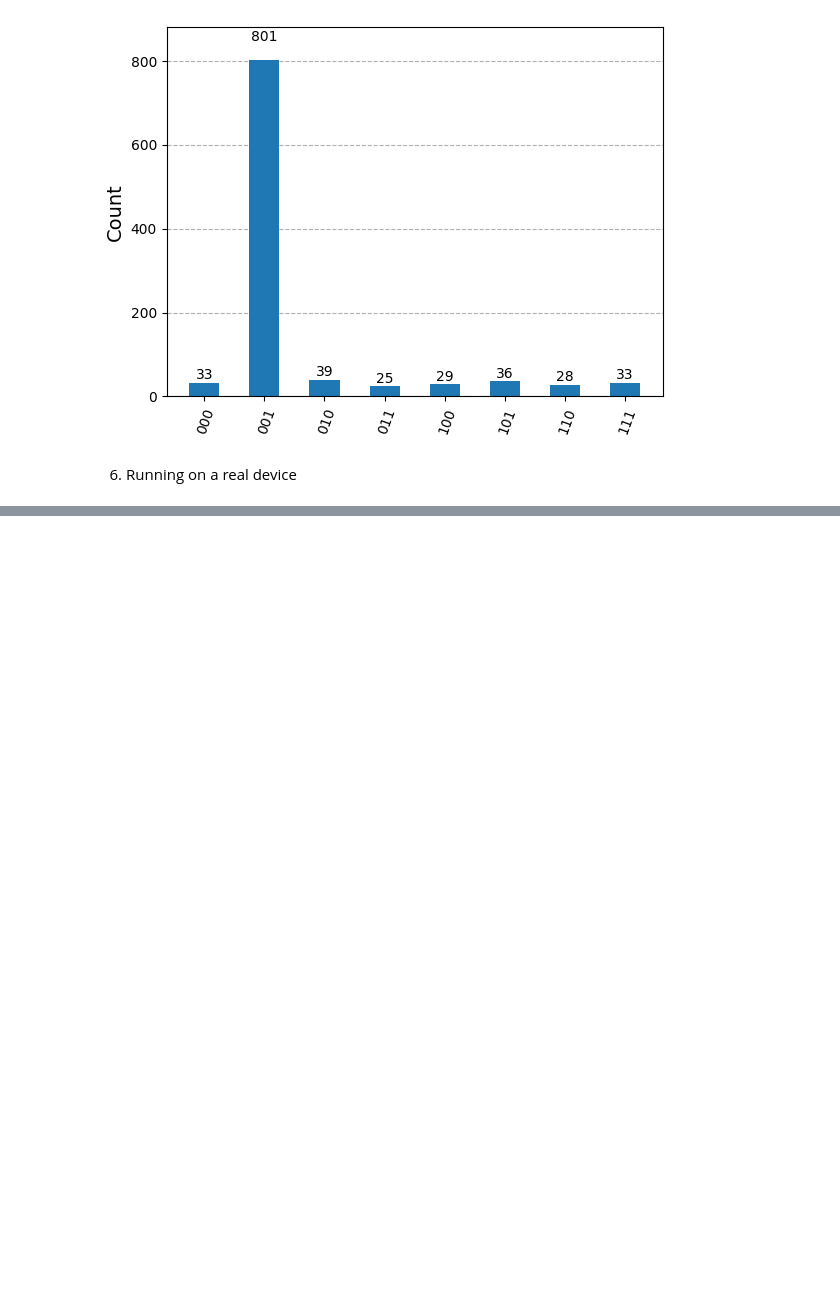
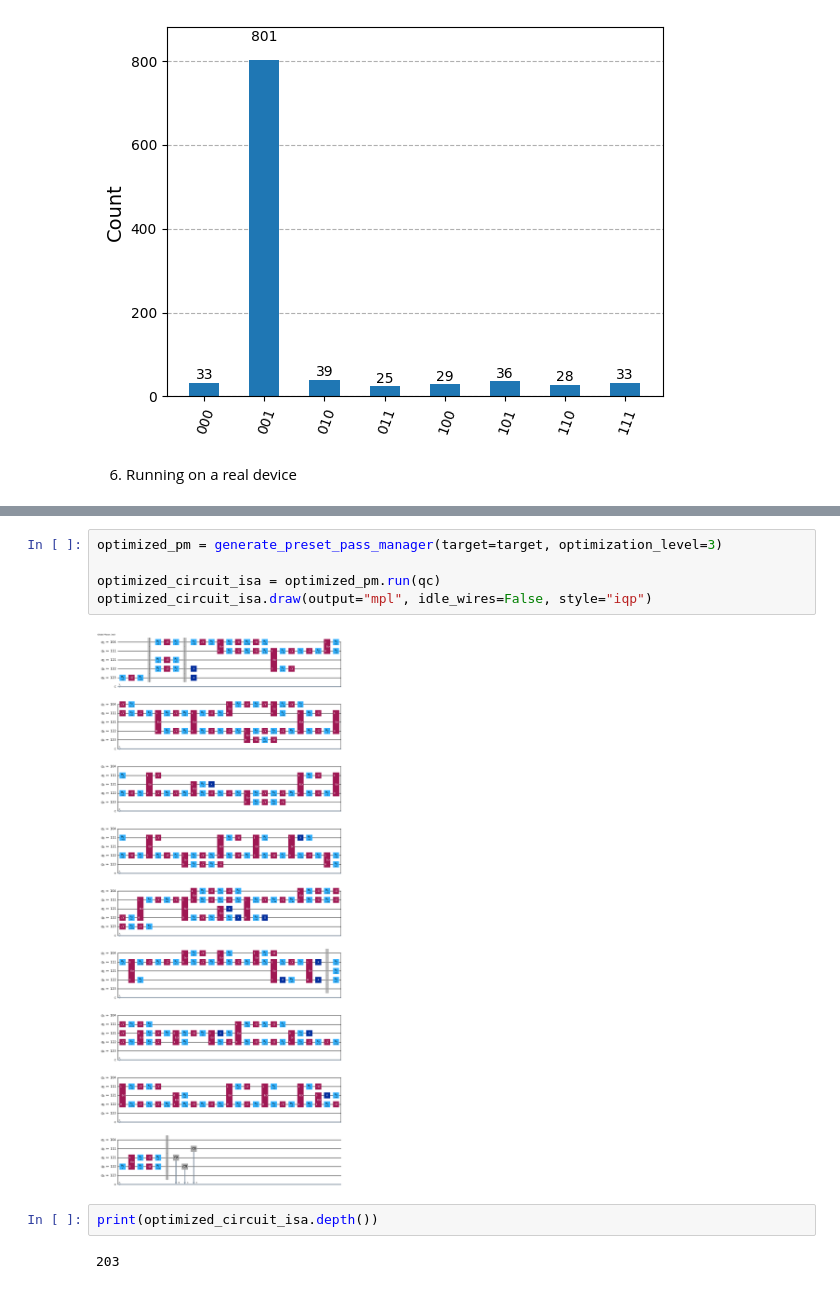
Before and after one commit to TheBarzani/vcgc, a Jupyter notebook: simple_vertex_coloring_grover.ipynb, the cells around one changed output, grey strips where cells are left out. Saved outputs shown, nothing was run; the diff lists cells and outputs as text; blank space fills up the shorter version.

```diff
--- a/simple_vertex_coloring_grover.ipynb
+++ b/simple_vertex_coloring_grover.ipynb
@@ -116 +120,12 @@ circuit_isa.draw(output="mpl", idle_wires=False, style="iqp")
+# %%
+optimized_pm = generate_preset_pass_manager(target=target, optimization_level=3)
+
+optimized_circuit_isa = optimized_pm.run(qc)
+optimized_circuit_isa.draw(output="mpl", idle_wires=False, style="iqp")
+# %% [output]
+[figure, added]
+# %%
+print(optimized_circuit_isa.depth())
+# %% [output]
+203
 # %%
```
Also changed, not shown: parts of 4 cells of this notebook, 2 other files.
